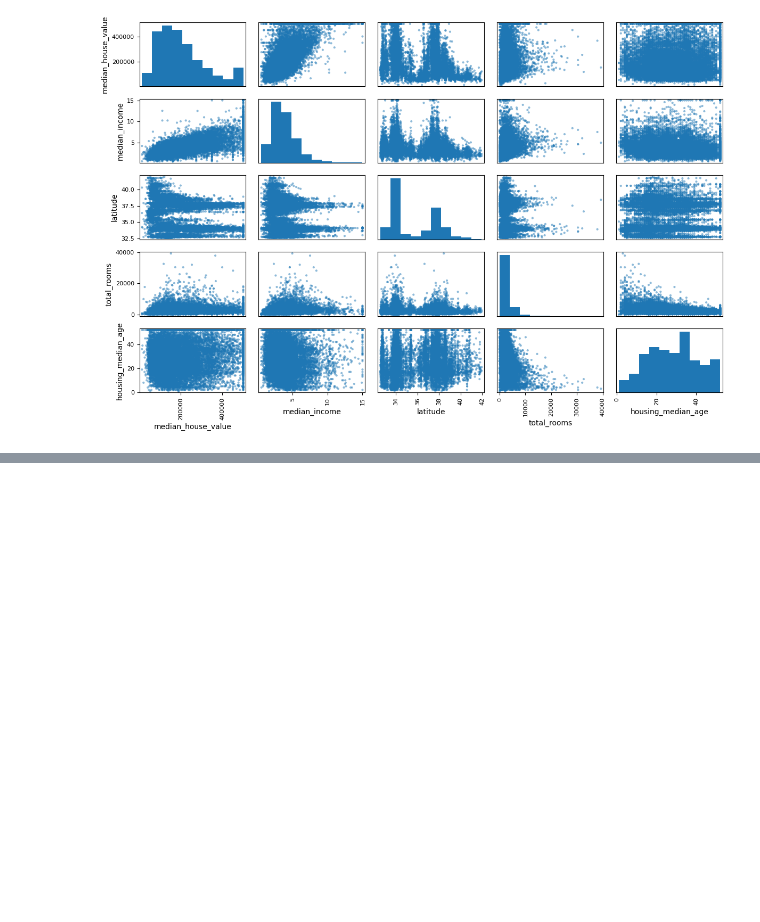
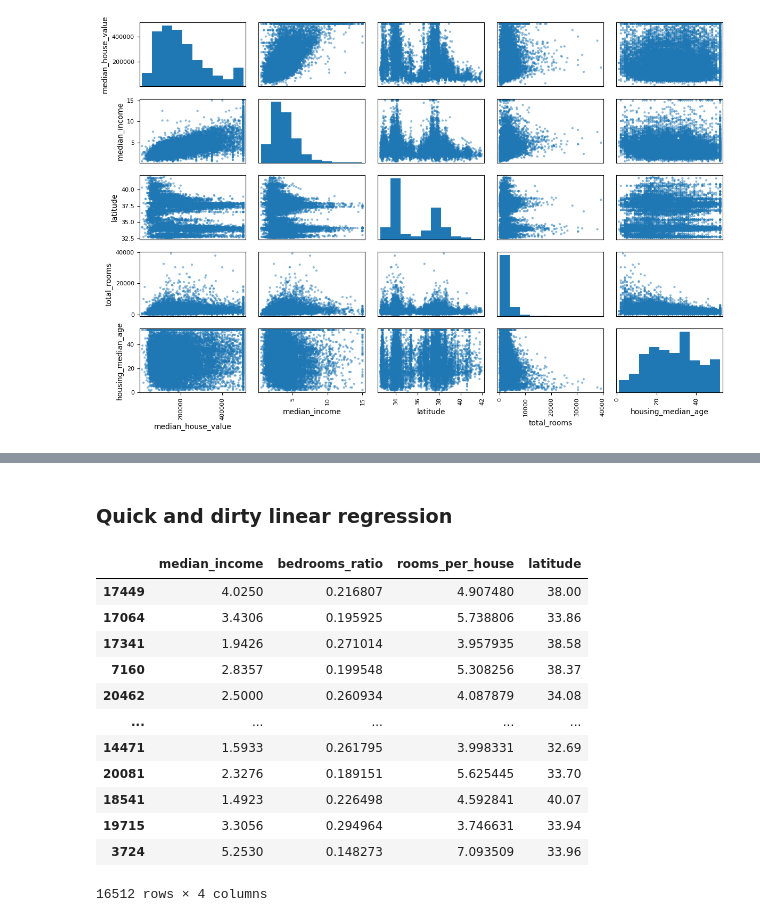
Before and after one commit to leztien/portfolio-project-linear-regression-for-price-prediction, a Jupyter notebook: exploratory_data_analysis.ipynb, the cells around one changed output, grey strips where cells are left out. Saved outputs shown, nothing was run; the diff lists cells and outputs as text; code cells hidden in the pictures; blank space fills up the shorter version.

```diff
--- a/exploratory_data_analysis.ipynb
+++ b/exploratory_data_analysis.ipynb
@@ -279,0 +319,23 @@ save_fig("correlation matrix")
+# %% [markdown]
+### Quick and dirty linear regression
+# %%
+from sklearn.linear_model import LinearRegression
+
+oh = pd.get_dummies(df['cluster'], drop_first=True).astype(float)
+oh_interaction = oh.values * df['reverse_distance'].values.reshape(-1,1)
+
+selected_features = ['median_income', 'bedrooms_ratio', 'rooms_per_house', 'latitude', 'reverse_distance']
+# %% [output]
+|  | median_income | bedrooms_ratio | rooms_per_house | latitude |
+| 17449 | 4.0250 | 0.216807 | 4.907480 | 38.00 |
+| 17064 | 3.4306 | 0.195925 | 5.738806 | 33.86 |
+| 17341 | 1.9426 | 0.271014 | 3.957935 | 38.58 |
+| 7160 | 2.8357 | 0.199548 | 5.308256 | 38.37 |
+| 20462 | 2.5000 | 0.260934 | 4.087879 | 34.08 |
+| ... | ... | ... | ... | ... |
+| 14471 | 1.5933 | 0.261795 | 3.998331 | 32.69 |
+| 20081 | 2.3276 | 0.189151 | 5.625445 | 33.70 |
+| 18541 | 1.4923 | 0.226498 | 4.592841 | 40.07 |
+| 19715 | 3.3056 | 0.294964 | 3.746631 | 33.94 |
+| 3724 | 5.2530 | 0.148273 | 7.093509 | 33.96 |
+16512 rows × 4 columns
```
Also changed, not shown: parts of 12 cells of this notebook.
